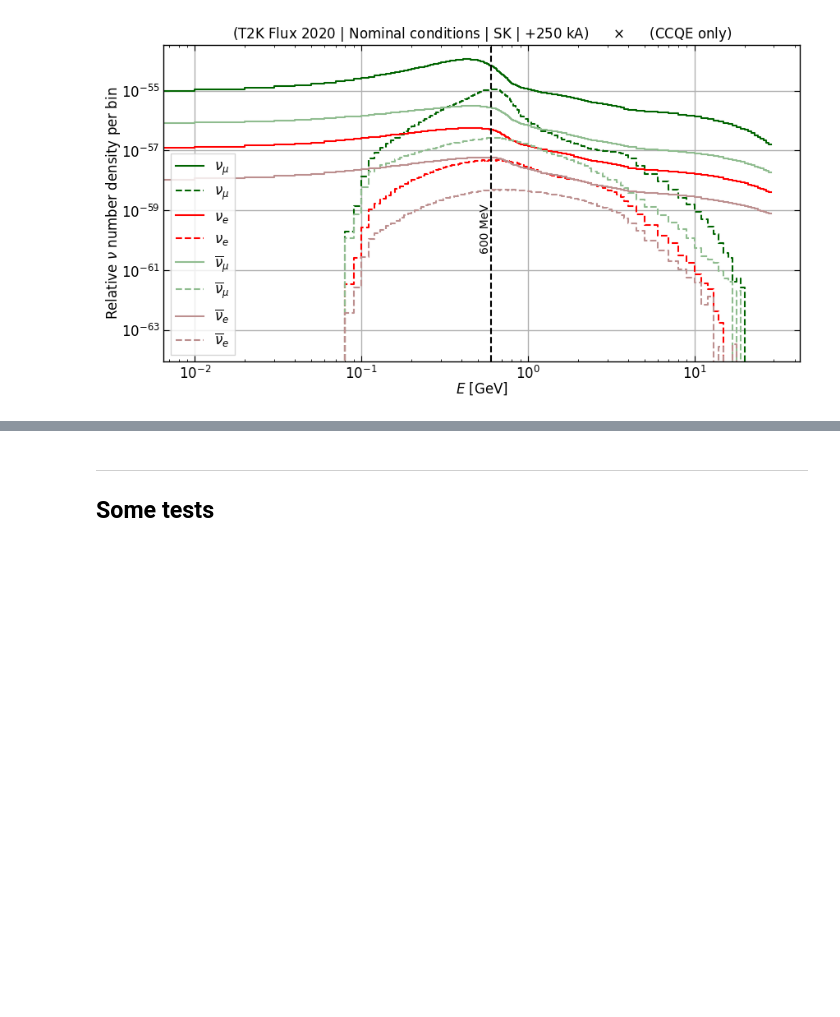
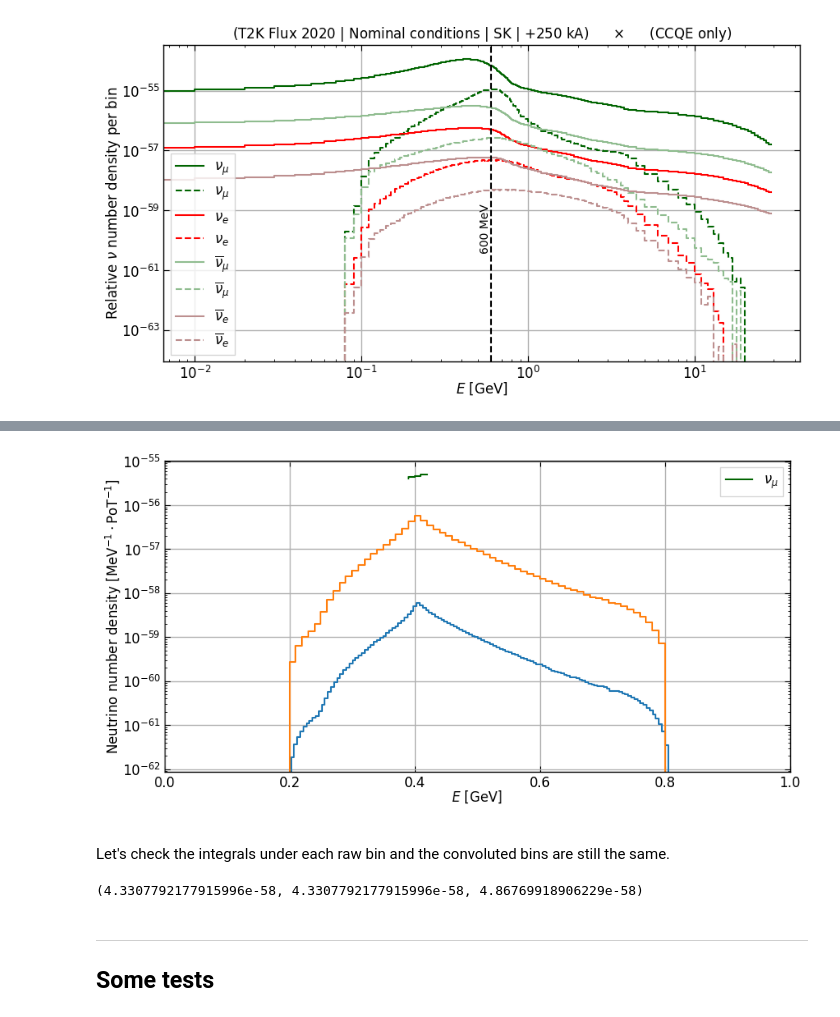
Before and after one commit to pboistier/energy-effects-T2K, a Jupyter notebook: docs/source/notebooks/convolution.ipynb, the cells around one changed output, grey strips where cells are left out. Cells and saved outputs as stored; diff of their text form; code cells hidden in the pictures; blank space fills up the shorter version.

```diff
--- a/docs/source/notebooks/convolution.ipynb
+++ b/docs/source/notebooks/convolution.ipynb
@@ -452,7 +452,7 @@ for i in [0, 1]:
         ccqe_interp.energy,
         ccqe_interp.xsec,
         label=r"CCQE (+f-o+i)",
-        where="post",
+        where="mid",
         color="cornflowerblue",
     )
 
@@ -727,3 +728,68 @@ plt.show()
+# %%
+plt.step(
+    number.minE.loc[n - 1 : n + 2],
+    number.numu.loc[n - 1 : n + 2],
+    where="pre",
+    label=conv.print_dict["numu"],
+    color=colors["numu"],
+)
+
+for i in [n]:
+    Emoy = (number.minE.loc[i] + number.maxE.loc[i]) / 2
+    true_energy = ccqe_energy_res_interp.relatenergy * Emoy + Emoy
+    true_integral = number.numu.loc[i] * (number.maxE.loc[i] - number.minE.loc[i])
+    raw_integral = (true_energy * ccqe_energy_res_interp.events).sum()
+    true_events = ccqe_energy_res_interp.events * true_integral / raw_integral
+
+    interpolated = np.interp(x=number.minE, xp=true_energy, fp=true_events) * 100
+
+    plt.step(
+        true_energy,
+        true_events,
+    )
+
+    plt.step(
+        number.minE,
+        interpolated,
+    )
+"""
+Emoy = (number.minE.loc[n+1] + number.maxE.loc[n+1]) / 2
+plt.step(
+    ccqe_energy_res_interp.relatenergy * Emoy + Emoy,
+    ccqe_energy_res_interp.events * number.numu.loc[n+1],
+    color='lightcoral'
+)
+Emoy = (number.minE.loc[n-1] + number.maxE.loc[n-1]) / 2
+plt.step(
+    ccqe_energy_res_interp.relatenergy * Emoy + Emoy,
+    ccqe_energy_res_interp.events * number.numu.loc[n-1],
+    color='indianred'
+)
+"""
+plt.yscale("log")
+# plt.ylim(bottom=2e-56)
+plt.xlim(0, 1)
+plt.xlabel(r"$E$ [GeV]")
+plt.ylabel(r"Neutrino number density [$\text{MeV}^{-1} \cdot \text{PoT}^{-1}$]")
+plt.legend()
+plt.show()
+# %% [output]
+[figure, added]
+# %% [markdown]
+<p> </p>
+Let's check the integrals under each raw bin and the convoluted bins are still the same.
+# %%
+raw_integral = (number.maxE.loc[n] - number.minE.loc[n]) * number.numu.loc[n]
+
+Emoy = (number.minE.loc[n] + number.maxE.loc[n]) / 2
+convoluted_integral = (
+    (ccqe_energy_res_interp.relatenergy * Emoy + Emoy) * true_events
+).sum()
+interpolated_integral = (interpolated * (number.maxE - number.minE)).sum()
+
+raw_integral, convoluted_integral, interpolated_integral
+# %% [output]
+(4.3307792177915996e-58, 4.3307792177915996e-58, 4.86769918906229e-58)
 # %% [markdown]
 ________________________________________________________________________
 ## Some tests
```
Also changed, not shown: parts of 6 cells of this notebook, 22 other files.
